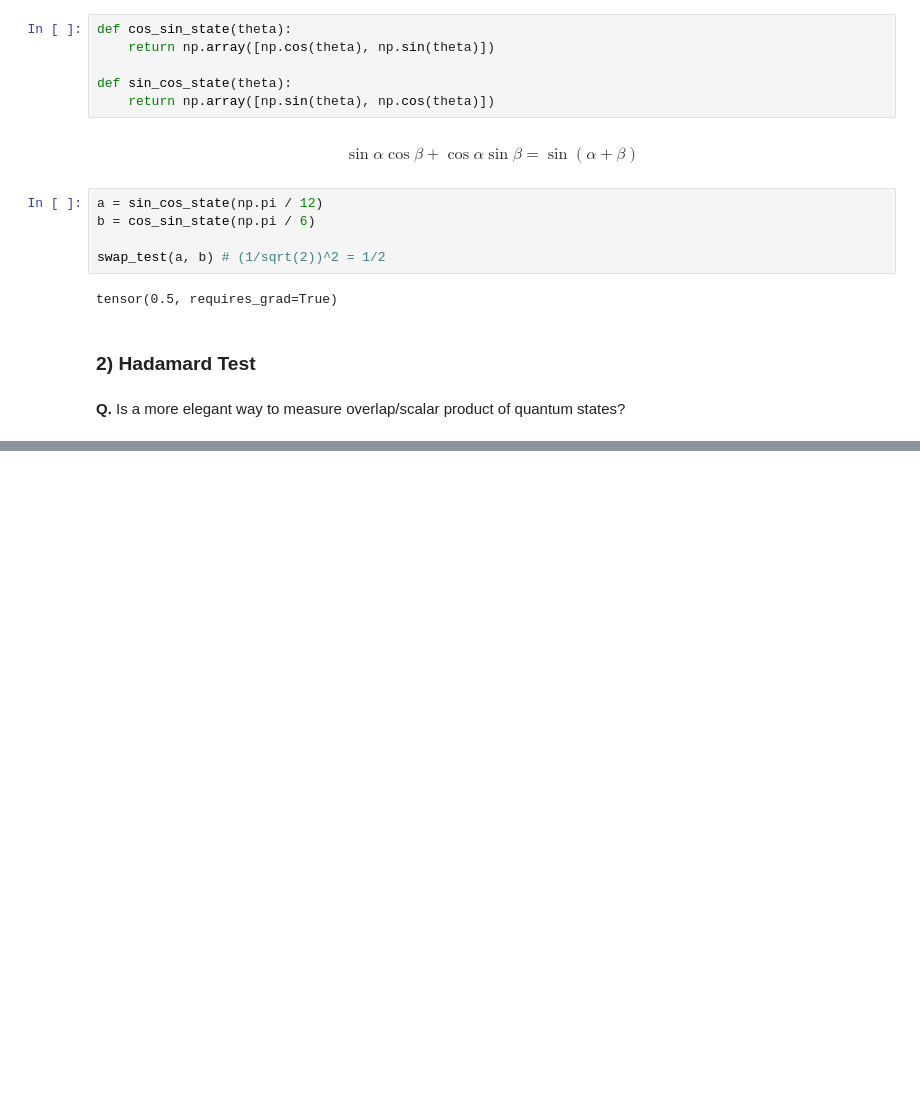
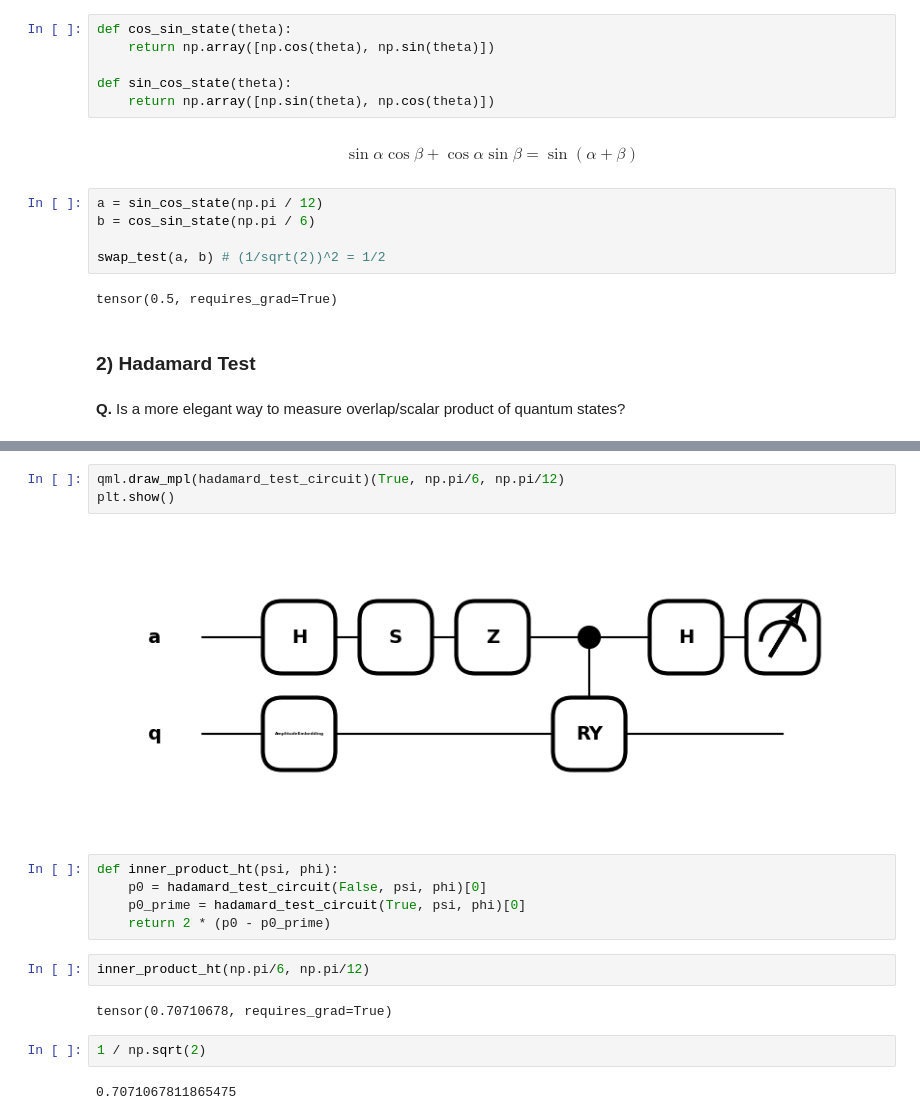
Before and after one commit to Axect/Pennylane_tutorial, a Jupyter notebook: 04_Hamiltonian_and_States.ipynb, the cells around one changed output, grey strips where cells are left out. Saved outputs shown, nothing was run; the diff lists cells and outputs as text; blank space fills up the shorter version.

```diff
--- a/04_Hamiltonian_and_States.ipynb
+++ b/04_Hamiltonian_and_States.ipynb
@@ -238,0 +278,18 @@ tensor(0.5, requires_grad=True)
+# %%
+qml.draw_mpl(hadamard_test_circuit)(True, np.pi/6, np.pi/12)
+plt.show()
+# %% [output]
+[figure, added]
+# %%
+def inner_product_ht(psi, phi):
+    p0 = hadamard_test_circuit(False, psi, phi)[0]
+    p0_prime = hadamard_test_circuit(True, psi, phi)[0]
+    return 2 * (p0 - p0_prime)
+# %%
+inner_product_ht(np.pi/6, np.pi/12)
+# %% [output]
+tensor(0.70710678, requires_grad=True)
+# %%
+1 / np.sqrt(2)
+# %% [output]
+0.7071067811865475
```
Also changed, not shown: parts of 5 cells of this notebook.
